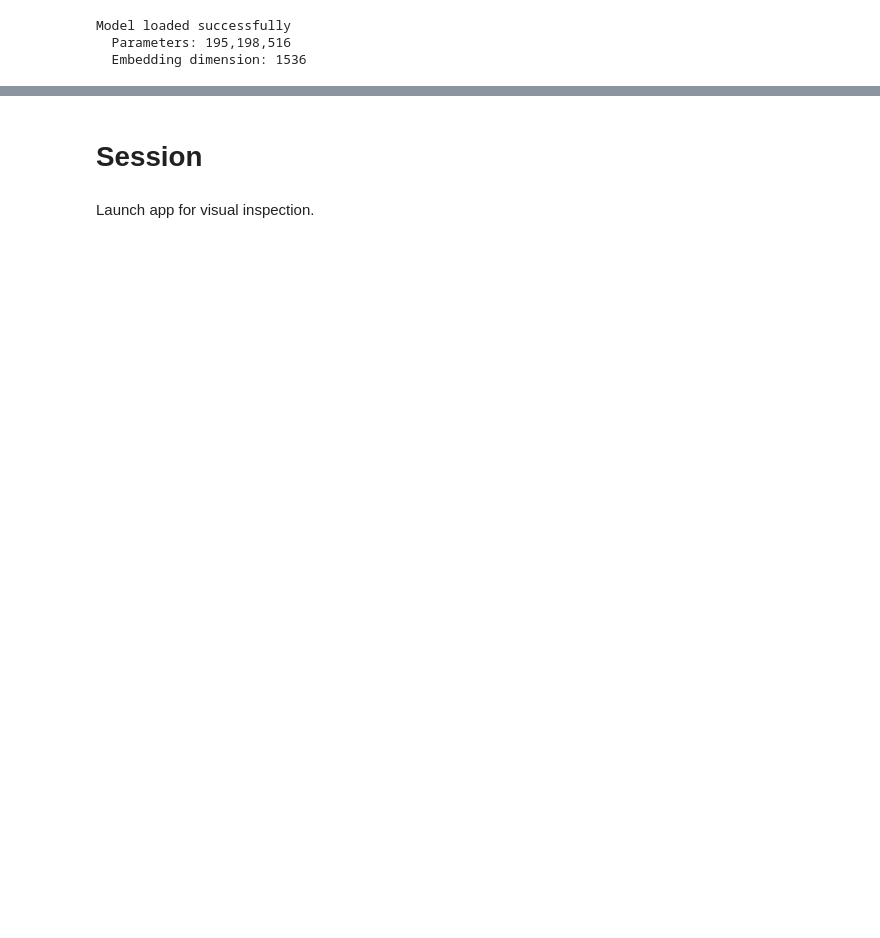
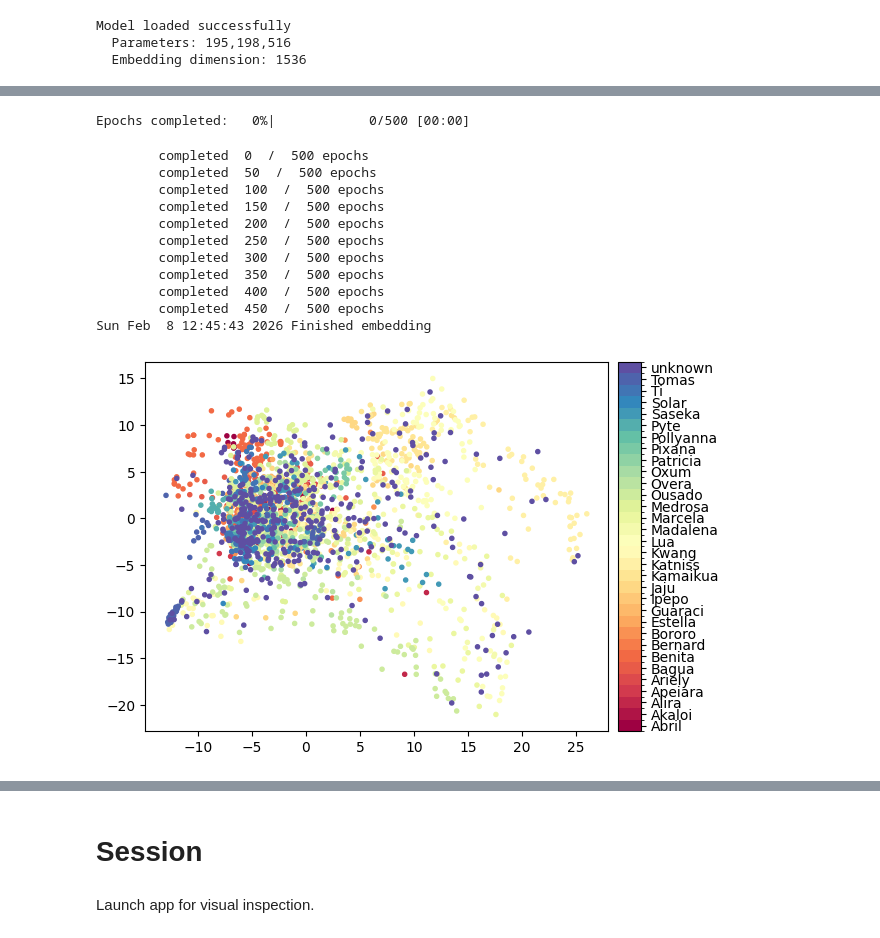
Before and after one commit to CarloColumbo/Kaggle-Competition-Jaguar-Re-identification, a Jupyter notebook: notebooks/exploratory_data_analysis.ipynb, the cells around one changed output, grey strips where cells are left out. Saved outputs shown, nothing was run; the diff lists cells and outputs as text; code cells hidden in the pictures; blank space fills up the shorter version.

```diff
--- a/notebooks/exploratory_data_analysis.ipynb
+++ b/notebooks/exploratory_data_analysis.ipynb
@@ -276,0 +317,24 @@ wandb.log({"umap_visualization": wandb.Image(plot)})
+# %%
+pca_visualization = fob.compute_visualization(
+    dataset,
+    method="pca",
+    embeddings="megadescriptor_embedding",
+    num_dims=2,
+    brain_key="pca_visualization_megadescriptor"
+)
+
+plot = pca_visualization.visualize(labels="ground_truth.label", backend="matplotlib")
+plot.save(env.CHECKPOINT_PATH / "megadescriptor_embeddings_pca.png")
+wandb.log({"megadescriptor_embeddings_pca": wandb.Image(env.CHECKPOINT_PATH / "megadescriptor_embeddings_pca.png")})
+
+umap_visualization = fob.compute_visualization(
+    dataset,
+    method="umap",
+    embeddings="megadescriptor_embedding",
+    num_dims=2,
+    brain_key="umap_visualization_megadescriptor"
+)
+plot = umap_visualization.visualize(labels="ground_truth.label", backend="matplotlib")
+plot.save(env.CHECKPOINT_PATH / "megadescriptor_embeddings_umap.png")
+wandb.log({"megadescriptor_embeddings_umap": wandb.Image(env.CHECKPOINT_PATH / "megadescriptor_embeddings_umap.png")})
+# %% [output]
@@ -276,0 +349,13 @@ wandb.log({"umap_visualization": wandb.Image(plot)})
+Epochs completed:   0%|            0/500 [00:00]
+        completed  0  /  500 epochs
+        completed  50  /  500 epochs
+        completed  100  /  500 epochs
+        completed  150  /  500 epochs
+        completed  200  /  500 epochs
+        completed  250  /  500 epochs
+        completed  300  /  500 epochs
+        completed  350  /  500 epochs
+        completed  400  /  500 epochs
+        completed  450  /  500 epochs
+Sun Feb  8 12:45:43 2026 Finished embedding
+[figure, added]
```
Also changed, not shown: parts of 23 cells of this notebook, 8 other files.
